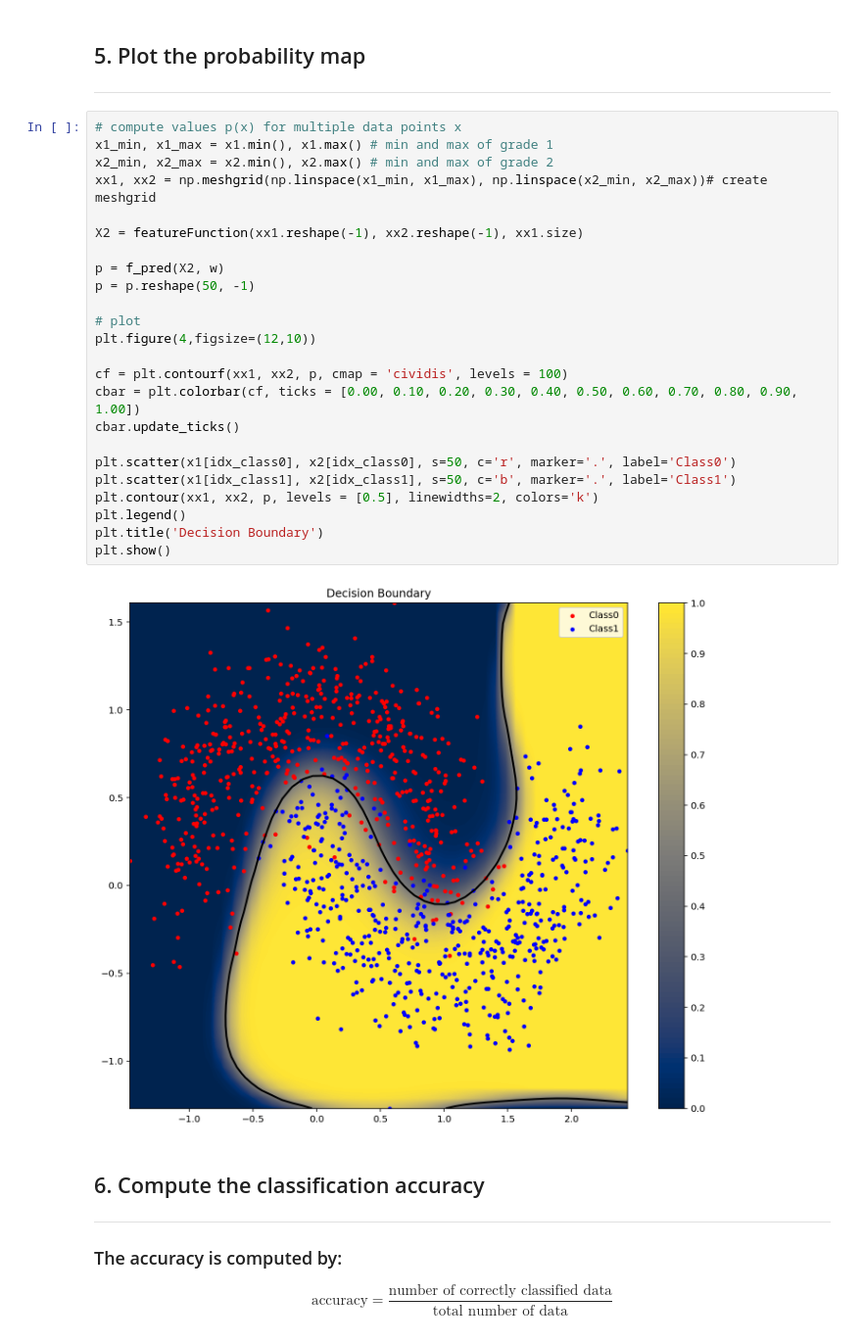
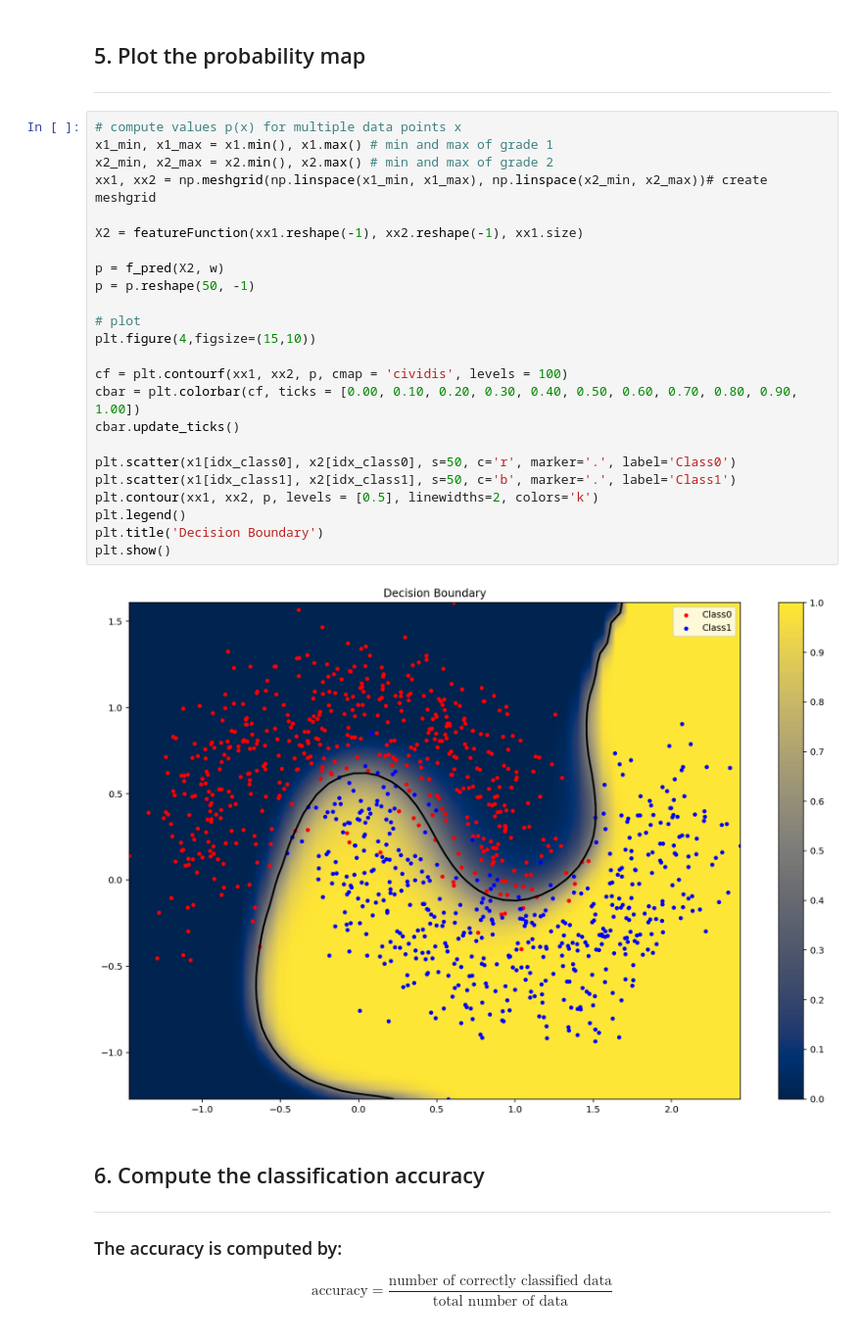
Before and after one commit to wkdthf21/Machine-Learning-Assignment, a Jupyter notebook: 05/assignment_05_b.ipynb, the cells around one changed output. Shown at 98% size. Cells and saved outputs as stored; diff of their text form.

Commit message:
assignment#05-b : plot the probability map of the obtained classifier

```diff
--- a/05/assignment_05_b.ipynb
+++ b/05/assignment_05_b.ipynb
@@ -244,29 +244,29 @@ plt.show()
 # %%
 # compute values p(x) for multiple data points x
 x1_min, x1_max = x1.min(), x1.max() # min and max of grade 1
 x2_min, x2_max = x2.min(), x2.max() # min and max of grade 2
 xx1, xx2 = np.meshgrid(np.linspace(x1_min, x1_max), np.linspace(x2_min, x2_max))# create meshgrid
 
 X2 = featureFunction(xx1.reshape(-1), xx2.reshape(-1), xx1.size)
 
 p = f_pred(X2, w)
 p = p.reshape(50, -1)
 
 # plot
-plt.figure(4,figsize=(12,10))
+plt.figure(4,figsize=(15,10))
 
 cf = plt.contourf(xx1, xx2, p, cmap = 'cividis', levels = 100)
 cbar = plt.colorbar(cf, ticks = [0.00, 0.10, 0.20, 0.30, 0.40, 0.50, 0.60, 0.70, 0.80, 0.90, 1.00])
 cbar.update_ticks()
 
 plt.scatter(x1[idx_class0], x2[idx_class0], s=50, c='r', marker='.', label='Class0')
 plt.scatter(x1[idx_class1], x2[idx_class1], s=50, c='b', marker='.', label='Class1')
 plt.contour(xx1, xx2, p, levels = [0.5], linewidths=2, colors='k')
 plt.legend()
 plt.title('Decision Boundary')
 plt.show()
 # %% [output]
-[figure, old version]
+[figure, new version]
 # %% [markdown]
 ## 6. Compute the classification accuracy
 <hr>
```
Also changed, not shown: parts of 2 cells of this notebook.
